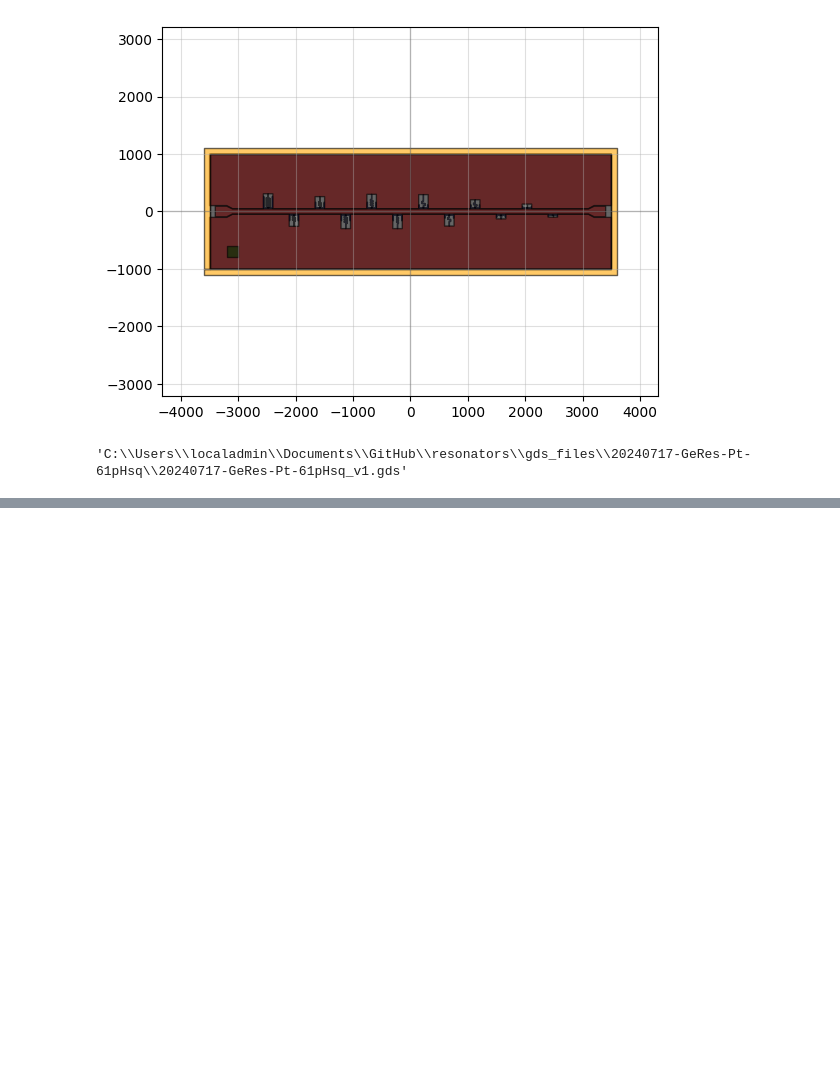
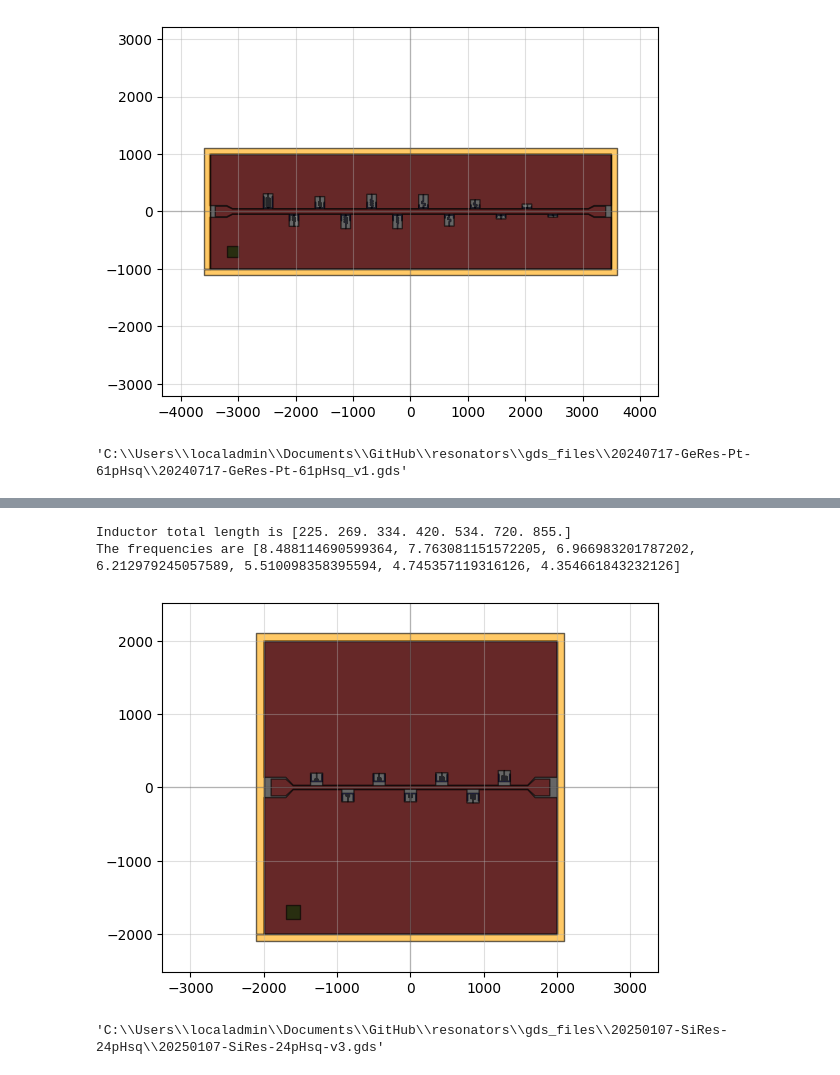
Before and after one commit to cbelo/resonators, a Jupyter notebook: 20240420-chips/design_chips.ipynb, the cells around one changed output, grey strips where cells are left out. Saved outputs shown, nothing was run; the diff lists cells and outputs as text; code cells hidden in the pictures; blank space fills up the shorter version.

```diff
--- a/20240420-chips/design_chips.ipynb
+++ b/20240420-chips/design_chips.ipynb
@@ -1847,0 +1865,51 @@ The frequencies are [1.64250312132962, 4.063426390514384, 4.2893296800547285, 8.
+# %%
+SeparationTlineResonator24 = [0]*7
+NumberOfResonators24 = 7
+
+#Resonator parameters
+CapacitorHorizontalLength24 = np.ones(NumberOfResonators24)*150
+CapacitorVerticalLength24 = np.ones(NumberOfResonators24)*100
+CapacitorWidth24 = np.ones(NumberOfResonators24)*5
+
+NumberOfBends24 = np.ones(NumberOfResonators24, dtype=int)*[3, 4, 6,7,8,10,11]# 8, 9, 9, 10, 11, 12, 11]
+InductorVerticalLength24 = np.ones(NumberOfResonators24)*5
+InductorHorizontalLength24 = np.ones(NumberOfResonators24)*[40, 41, 39, 45,  53, 60, 65]
+InductorEndLength24 = np.ones(NumberOfResonators24)*([70] + [65] + [50]*4 + [65])
+InductorTotalLength24 = InductorVerticalLength24*(NumberOfBends24+4) + InductorEndLength24 +InductorHorizontalLength24*NumberOfBends24
+InductorWidth24 = np.ones(NumberOfResonators24)*0.6
+TaperWidth24 = np.ones(NumberOfResonators24)*20
+
+SpacingC024 = np.ones(NumberOfResonators24)*5
+SpacingCc24 = np.ones(NumberOfResonators24)*50
+TaperLength24 = np.ones(NumberOfResonators24)*5
+FinalSpacingBondpads24 = 100
+
+freqs = []
+for i in range(NumberOfResonators24):
+    # print(f'Resonator {i+1}')
+    freqs.append(resonance_freq_Schuster(InductorWidth24[i]*1e-6, CapacitorWidth24[i]*1e-6, (SeparationTlineResonator24[i] + FeedlineGap24 + SpacingCc24[i])*1e-6 , FeedlineWidth24*1e-6,
+                                            CapacitorVerticalLength24[i]*1e-6, SpacingC024[i]*1e-6,
+                                            InductorWidth24[i]*1e-6, InductorTotalLength24[i]*1e-6, Lk_24,
+                                        epsilon_r_Si, thickness_subs_Si)/1e9)
+
+print('Inductor total length is', InductorTotalLength24)
+print('The frequencies are', freqs)
+
+FeedlineLength24  = 3200
+ChipSize24 = [FeedlineLength24 + 2*BondpadLength24 + 2*FeedlineTaperLength24 + 2*FinalSpacingBondpads24, 4000]
+
+c, metal, chip24 = ChipResonatorsTline(ChipSize24, NumberOfResonators24, SeparationTlineResonator24,
+                        FeedlineWidth24, FeedlineLength24, FeedlineGap24,
+                        FeedlineTaperLength24, BondpadWidth24, BondpadLength24, BondpadGap24,
+                        CapacitorHorizontalLength24, CapacitorVerticalLength24, CapacitorWidth24,
+                        NumberOfBends24, InductorVerticalLength24, InductorHorizontalLength24, InductorWidth24, InductorEndLength24,
+                        TaperWidth24, TaperLength24, SpacingC024, SpacingCc24,
+                        FinalSpacingBondpads24, EdgeResDistanceFactor=0.4)
+
+qp(chip24)
+chip24.write_gds(r"C:\Users\localadmin\Documents\GitHub\resonators\gds_files\20250107-SiRes-24pHsq\20250107-SiRes-24pHsq-v3.gds")
+# %% [output]
+Inductor total length is [225. 269. 334. 420. 534. 720. 855.]
+The frequencies are [8.488114690599364, 7.763081151572205, 6.966983201787202, 6.212979245057589, 5.510098358395594, 4.745357119316126, 4.354661843232126]
+[figure, added]
+'C:\\Users\\localadmin\\Documents\\GitHub\\resonators\\gds_files\\20250107-SiRes-24pHsq\\20250107-SiRes-24pHsq-v3.gds'
```
Also changed, not shown: parts of 5 cells of this notebook, 5 other files.
